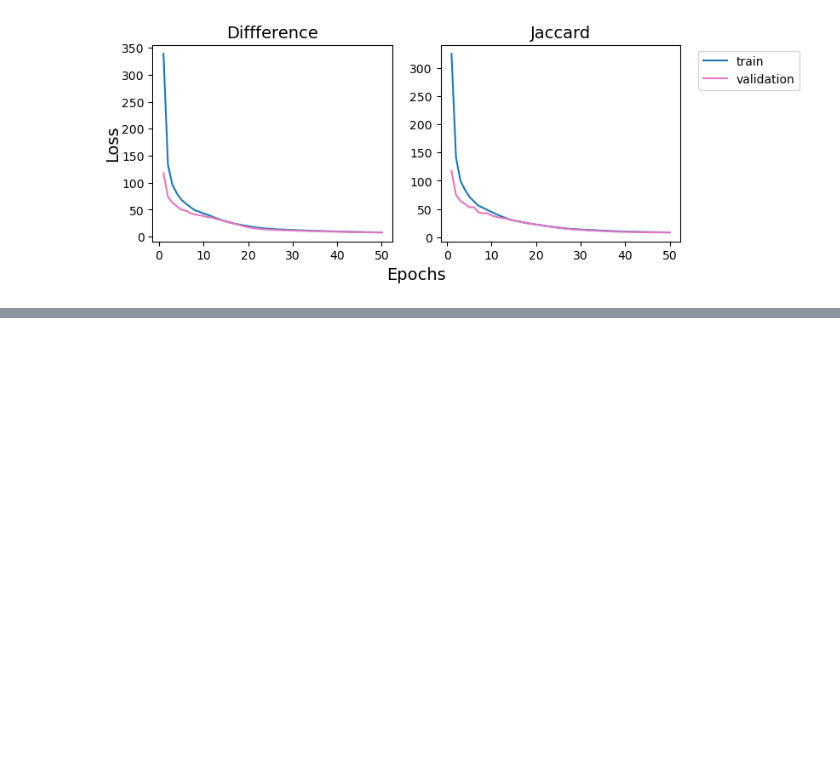
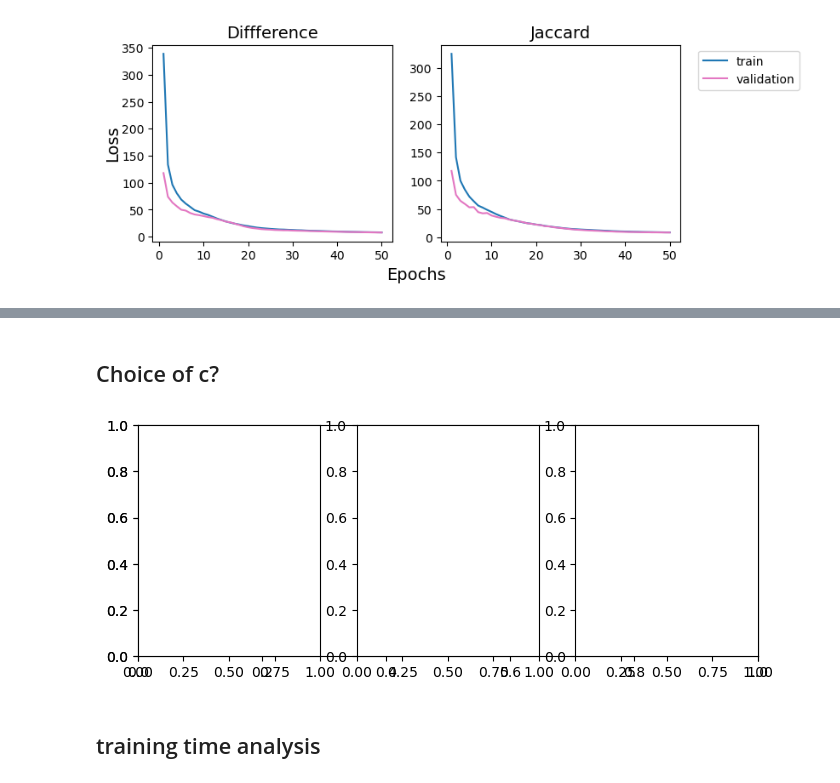
Before and after one commit to agil27/RegCard, a Jupyter notebook: result_analysis.ipynb, the cells around one changed output, grey strips where cells are left out. Cells and saved outputs as stored; diff of their text form; code cells hidden in the pictures; blank space fills up the shorter version.

Commit message:
add time analysis

```diff
--- a/result_analysis.ipynb
+++ b/result_analysis.ipynb
@@ -244,0 +272,23 @@ plt.savefig('figures/train_val_loss.pdf', bbox_inches='tight')
+# %% [markdown]
+## Choice of c?
+# %%
+c_vals = [10, 100, 1000]
+dist = 'jaccard'
+hidden = 256
+lbda = 0.1
+
+fig = plt.figure(figsize=(8, 3))
+ax_total = fig.add_subplot(111)
+ax1 = fig.add_subplot(131)
+ax2 = fig.add_subplot(132)
+ax3 = fig.add_subplot(133)
+axs = [ax1, ax2, ax3]
+
+for c, ax in zip(c_vals, axs):
+    row = gs_result[(gs_result.lbda == lbda) & (gs_result.soften == soften) & (gs_result.num_hidden_units == num_hidden_units) & (gs_result.reg_dist_metric == reg_dist_metric)].iloc[0]
+    ts = row['timestamp']
+    log_df = pd.read_csv(os.path.join('logs', 'grid_search', ts, 'train_log.csv'))
+# %% [output]
+[figure, added]
+# %% [markdown]
+## training time analysis
```
Also changed, not shown: parts of 6 cells of this notebook, 5 other files.
